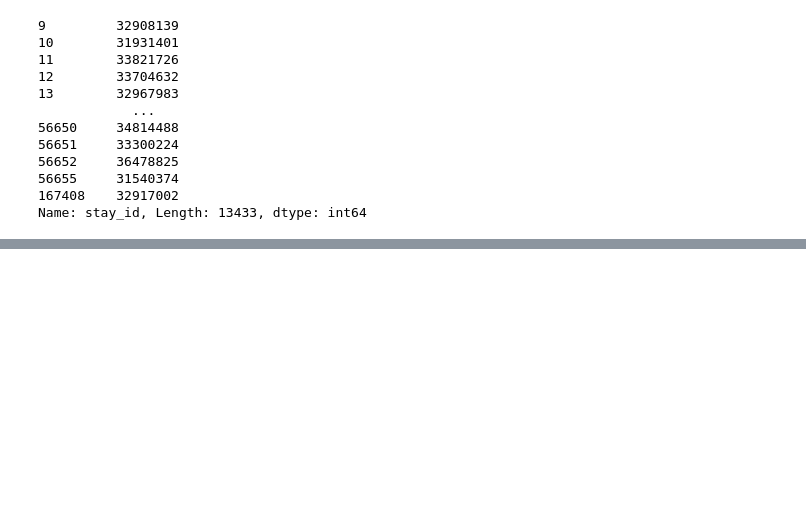
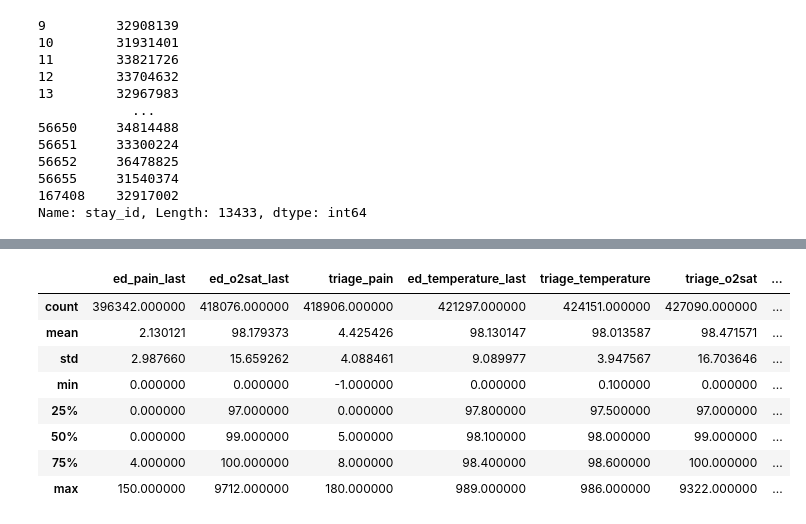
Before and after one commit to noseaj/mimiciv-High-blood-pressure, a Jupyter notebook: eda/data_preprocess.ipynb, the cells around one changed output, grey strips where cells are left out. Cells and saved outputs as stored; diff of their text form; code cells hidden in the pictures; blank space fills up the shorter version.

```diff
--- a/eda/data_preprocess.ipynb
+++ b/eda/data_preprocess.ipynb
@@ -40,0 +128,12 @@ df_cut.to_csv('../dataset/df_patient.csv', index=False)
+# %%
+df[data[data['결측비율 (%)'] <= 12]['col']].describe()
+# %% [output]
+|  | ed_pain_last | ed_o2sat_last | triage_pain | ed_temperature_last | triage_temperature | triage_o2sat | ... |
+| count | 396342.000000 | 418076.000000 | 418906.000000 | 421297.000000 | 424151.000000 | 427090.000000 | ... |
+| mean | 2.130121 | 98.179373 | 4.425426 | 98.130147 | 98.013587 | 98.471571 | ... |
+| std | 2.987660 | 15.659262 | 4.088461 | 9.089977 | 3.947567 | 16.703646 | ... |
+| min | 0.000000 | 0.000000 | -1.000000 | 0.000000 | 0.100000 | 0.000000 | ... |
+| 25% | 0.000000 | 97.000000 | 0.000000 | 97.800000 | 97.500000 | 97.000000 | ... |
+| 50% | 0.000000 | 99.000000 | 5.000000 | 98.100000 | 98.000000 | 99.000000 | ... |
+| 75% | 4.000000 | 100.000000 | 8.000000 | 98.400000 | 98.600000 | 100.000000 | ... |
+| max | 150.000000 | 9712.000000 | 180.000000 | 989.000000 | 986.000000 | 9322.000000 | ... |
```
Also changed, not shown: parts of 21 cells of this notebook, 5 other files.
